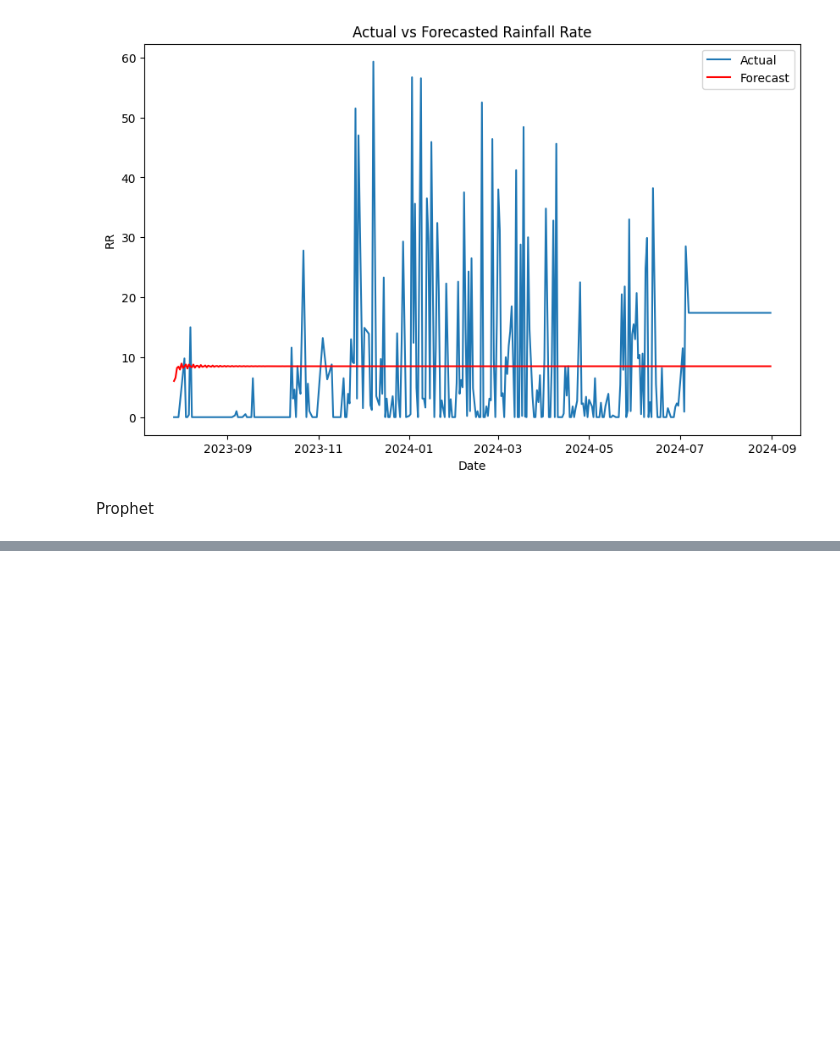
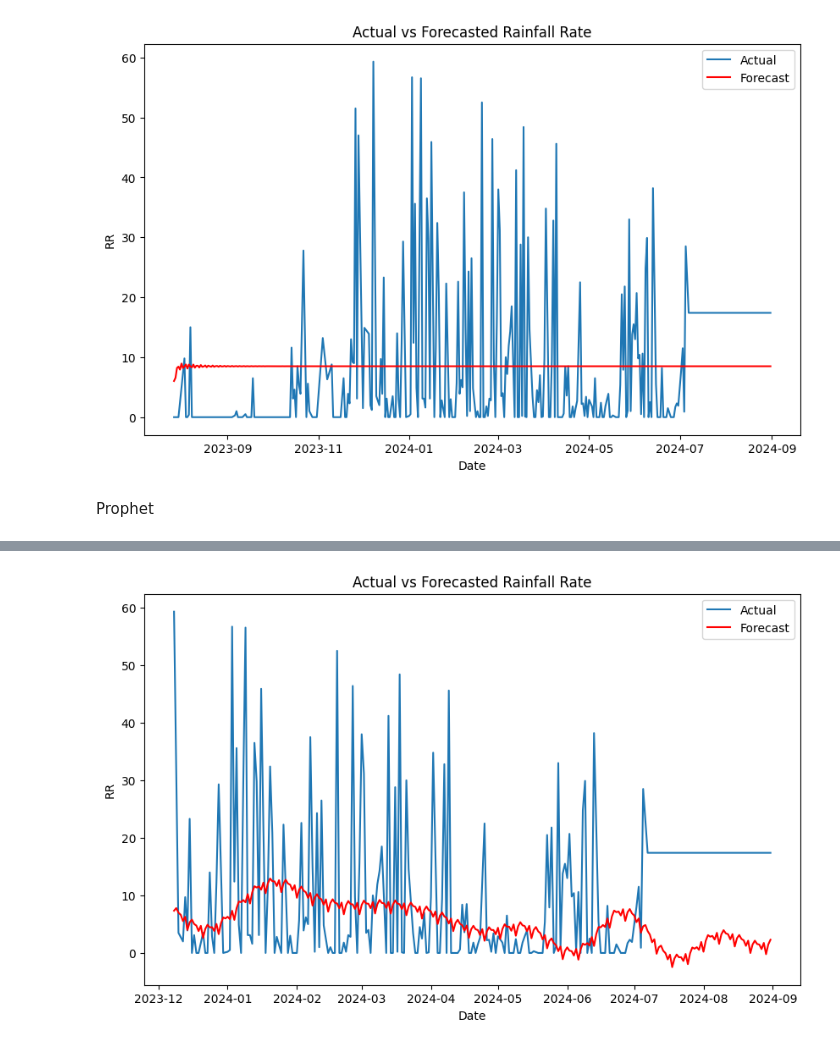
Before and after one commit to Ergiaa/A3_TheLongestNamePossibleToUse, a Jupyter notebook: deep_learning.ipynb, the cells around one changed output, grey strips where cells are left out. Saved outputs shown, nothing was run; the diff lists cells and outputs as text; code cells hidden in the pictures; blank space fills up the shorter version.

```diff
--- a/deep_learning.ipynb
+++ b/deep_learning.ipynb
@@ -408,6 +430,8 @@ plt.show()
 # %% [markdown]
 Prophet
 # %%
-# Prepare data for Prophet
-prophet_df = train_80_df.reset_index()[['date', 'RR']]
-prophet_df.columns = ['das', 'y']
+# Prepare data for Prophet without resetting if 'date' already exists
+prophet_df = train_80_df[['date', 'RR']]
+
+# Rename columns
+prophet_df.columns = ['ds', 'y']
@@ -426,9 +474,16 @@ forecast_prophet = model_prophet.predict(future)
 # %%
 plt.figure(figsize=(10, 6))
+
+# Plot actual data
 plt.plot(test_80_df.index, test_80_df['RR'], label='Actual')
-plt.plot(test_80_df.index, forecast_prophet, label='Forecast', color='red')
+
+# Plot forecasted data (use 'yhat' for the forecasted values)
+plt.plot(test_80_df.index, forecast_prophet['yhat'][-len(test_80_df):], label='Forecast', color='red')
+
 plt.title('Actual vs Forecasted Rainfall Rate')
 plt.xlabel('Date')
 plt.ylabel('RR')
 plt.legend()
 plt.show()
+# %% [output]
+[figure, added]
```
Also changed, not shown: parts of 14 cells of this notebook, 2 other files.
